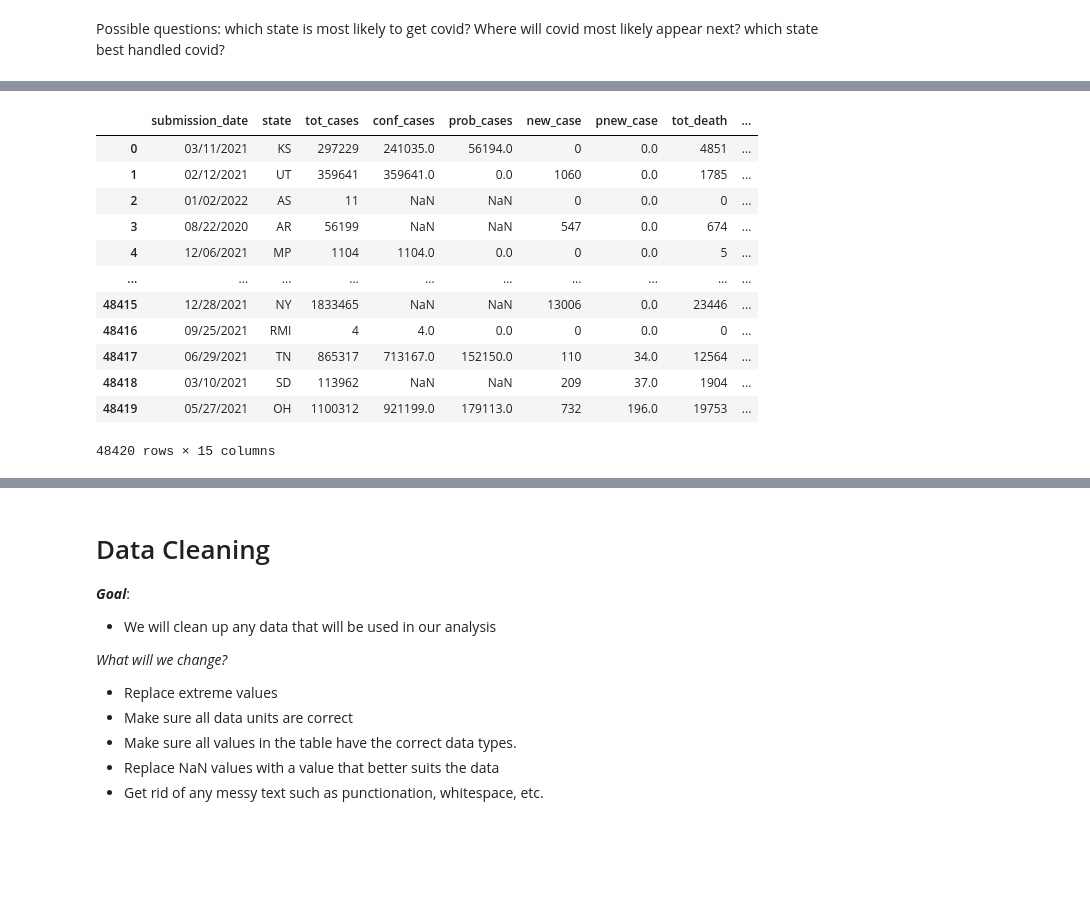
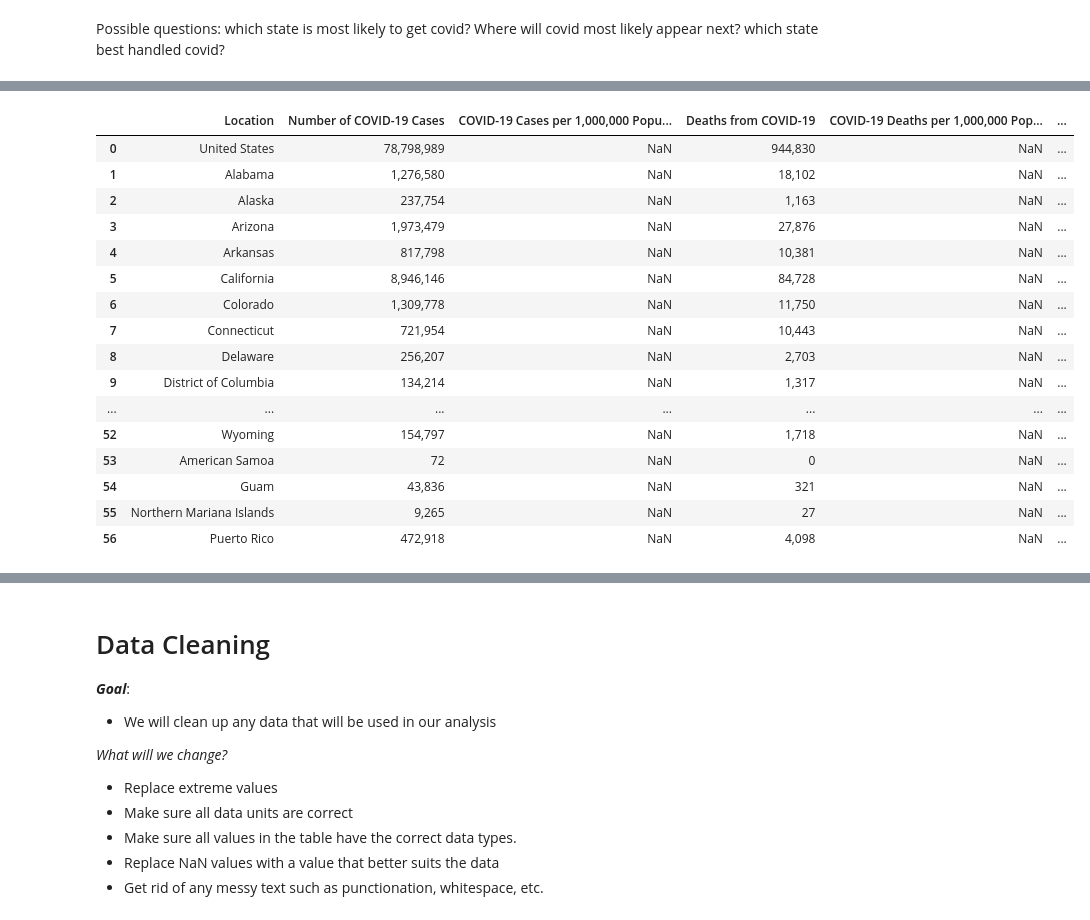
Before and after one commit to syao2017/Covid_Tracker, a Jupyter notebook: Project1.ipynb, the cells around one changed output, grey strips where cells are left out. Drawn from its saved outputs; the diff is of its cells as text; code cells hidden in the pictures; blank space fills up the shorter version.

```diff
--- a/Project1.ipynb
+++ b/Project1.ipynb
@@ -32,12 +32,13 @@ Possible questions:
     Where will covid most likely appear next?
     which state best handled covid?
 # %%
-import requests, bs4, pandas
+import requests, pandas
 
-#Vaccinations in the US
-usVax = pandas.read_csv('COVID-19_Vaccinations_in_the_United_States_Jurisdiction.csv')
 
-#Covid-19 cases and death in the US
-casesAndDeaths = pandas.read_csv('United_States_COVID-19_Cases_and_Deaths_by_State_over_Time.csv')
+cCasesAndDeaths = pandas.read_csv('cumalitiveCasesAndDeaths.csv')
+DCasesAndDeaths = pandas.read_csv('dailyCasesAndDeaths.csv')
+vaccinations = pandas.read_csv('vaccinesDelivered.csv')
 
 #Date generated: Tue Apr 05 2022 14:55:59 GMT-0400 (Eastern Daylight Time) for all tables
+
+cCasesAndDeaths.shape, DCasesAndDeaths.shape, vaccinations.shape
@@ -60,16 +47,20 @@ usVax
-# %%
-casesAndDeaths
-# %% [output]
-|  | submission_date | state | tot_cases | conf_cases | prob_cases | new_case | pnew_case | tot_death | ... |
-| 0 | 03/11/2021 | KS | 297229 | 241035.0 | 56194.0 | 0 | 0.0 | 4851 | ... |
-| 1 | 02/12/2021 | UT | 359641 | 359641.0 | 0.0 | 1060 | 0.0 | 1785 | ... |
-| 2 | 01/02/2022 | AS | 11 | NaN | NaN | 0 | 0.0 | 0 | ... |
-| 3 | 08/22/2020 | AR | 56199 | NaN | NaN | 547 | 0.0 | 674 | ... |
-| 4 | 12/06/2021 | MP | 1104 | 1104.0 | 0.0 | 0 | 0.0 | 5 | ... |
-| ... | ... | ... | ... | ... | ... | ... | ... | ... | ... |
-| 48415 | 12/28/2021 | NY | 1833465 | NaN | NaN | 13006 | 0.0 | 23446 | ... |
-| 48416 | 09/25/2021 | RMI | 4 | 4.0 | 0.0 | 0 | 0.0 | 0 | ... |
-| 48417 | 06/29/2021 | TN | 865317 | 713167.0 | 152150.0 | 110 | 34.0 | 12564 | ... |
-| 48418 | 03/10/2021 | SD | 113962 | NaN | NaN | 209 | 37.0 | 1904 | ... |
-| 48419 | 05/27/2021 | OH | 1100312 | 921199.0 | 179113.0 | 732 | 196.0 | 19753 | ... |
-48420 rows × 15 columns
+# %%
+cCasesAndDeaths
+# %% [output]
+|  | Location | Number of COVID-19 Cases | COVID-19 Cases per 1,000,000 Popu... | Deaths from COVID-19 | COVID-19 Deaths per 1,000,000 Pop... | ... |
+| 0 | United States | 78,798,989 | NaN | 944,830 | NaN | ... |
+| 1 | Alabama | 1,276,580 | NaN | 18,102 | NaN | ... |
+| 2 | Alaska | 237,754 | NaN | 1,163 | NaN | ... |
+| 3 | Arizona | 1,973,479 | NaN | 27,876 | NaN | ... |
+| 4 | Arkansas | 817,798 | NaN | 10,381 | NaN | ... |
+| 5 | California | 8,946,146 | NaN | 84,728 | NaN | ... |
+| 6 | Colorado | 1,309,778 | NaN | 11,750 | NaN | ... |
+| 7 | Connecticut | 721,954 | NaN | 10,443 | NaN | ... |
+| 8 | Delaware | 256,207 | NaN | 2,703 | NaN | ... |
+| 9 | District of Columbia | 134,214 | NaN | 1,317 | NaN | ... |
+| ... | ... | ... | ... | ... | ... | ... |
+| 52 | Wyoming | 154,797 | NaN | 1,718 | NaN | ... |
+| 53 | American Samoa | 72 | NaN | 0 | NaN | ... |
+| 54 | Guam | 43,836 | NaN | 321 | NaN | ... |
+| 55 | Northern Mariana Islands | 9,265 | NaN | 27 | NaN | ... |
+| 56 | Puerto Rico | 472,918 | NaN | 4,098 | NaN | ... |
```
Also changed, not shown: parts of 8 cells of this notebook.
